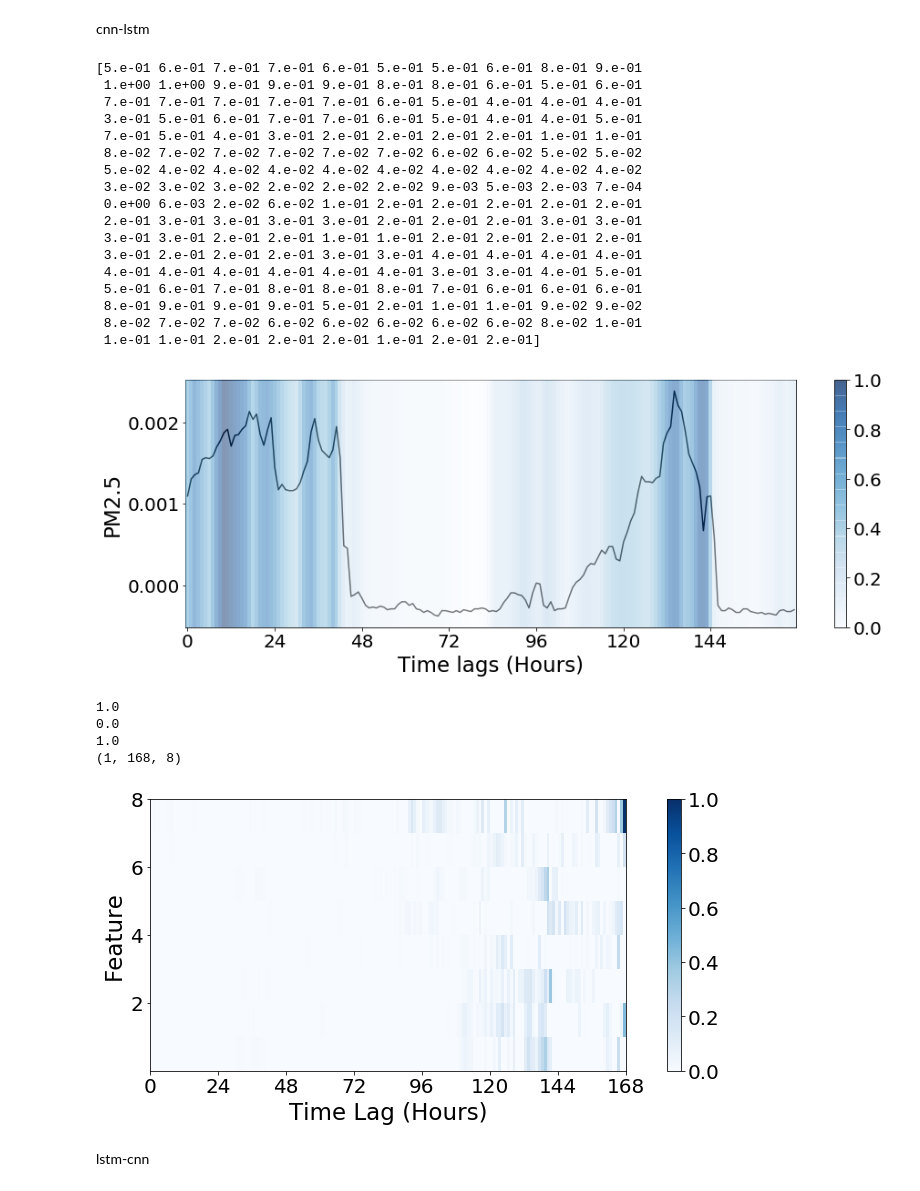
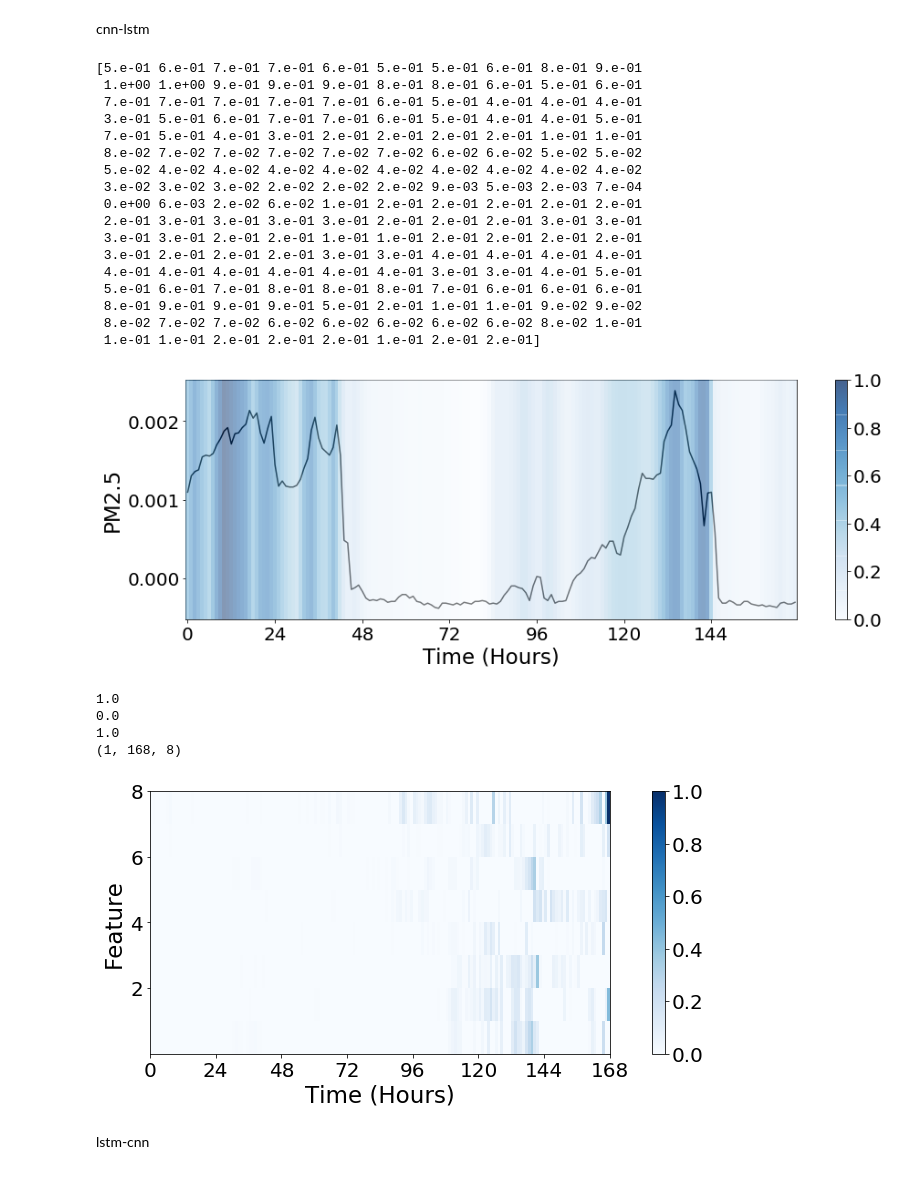
Before and after one commit to ikwak2/hj19_timeseries, a Jupyter notebook: chan/pm2 feature importance (2).ipynb, the cells around one changed output. Cells and saved outputs as stored; diff of their text form; code cells hidden in the pictures.

```diff
--- a/chan/pm2 feature importance (2).ipynb
+++ b/chan/pm2 feature importance (2).ipynb
@@ -227,13 +227,14 @@ ax.set_xticks([0,24,48,72,96,120,144,168])
 plt.plot(testX_inverse/100000, 'k')
 #plt.plot(yhat, label='predict')
 #plt.plot(testY, label='true')
-plt.ylabel('PM2.5'); plt.xlabel('Time lags (Hours)'); #plt.title(pd.to_datetime(test_date[sequence_length+id_]))
+plt.ylabel('PM2.5'); plt.xlabel('Time (Hours)'); #plt.title(pd.to_datetime(test_date[sequence_length+id_]))
 plt.twinx()
 #plt.xticks(a)
 plt.imshow(np.vstack([activation]*120), alpha=0.5, cmap='Blues')
 plt.axis('off');
 plt.colorbar()
 plt.axis('off')
+plt.subplots_adjust(bottom=0.15)
 
 #pylab.pcolor(np.vstack([activation]*120),cmap='jet',alpha=0.35)
 
@@ -260,7 +261,7 @@ plt.savefig('png/pm2.5_grad cam_cnn-lstm(1).png', dpi=300)
  8.e-01 9.e-01 9.e-01 9.e-01 5.e-01 2.e-01 1.e-01 1.e-01 9.e-02 9.e-02
  8.e-02 7.e-02 7.e-02 6.e-02 6.e-02 6.e-02 6.e-02 6.e-02 8.e-02 1.e-01
  1.e-01 1.e-01 2.e-01 2.e-01 2.e-01 1.e-01 2.e-01 2.e-01]
-[figure, old version]
+[figure, new version]
 # %%
 import matplotlib.pyplot as plt
 import numpy as np
@@ -284,35 +285,36 @@ print(grad_weight.shape)
 a=grad_weight.numpy()
 a=a.reshape(168,8)
 a=a.transpose()
 
 #print(a)
 fig, ax = plt.subplots(1,1, figsize=(15,5))
 
 extent = [0 , 168, 0 , 8]
 y_label_list = [2,4,6,8]
 x_label_list = [0,24,48,72,96,120,144,168]
 ax.set_xticks([0,24,48,72,96,120,144,168])
 
 ax.set_yticks([24,48,72,96])
 
 ax.set_xticklabels(x_label_list)
 ax.set_yticklabels(y_label_list)
+plt.subplots_adjust(bottom=0.15)
 
 ax.set_xticklabels(x_label_list)
 ax.set_yticklabels(y_label_list)
 ax.set_ylabel('Feature')
-ax.set_xlabel('Time Lag (Hours)')
+ax.set_xlabel('Time (Hours)')
 
 plt.imshow(a,extent = [0 , 168, 0 , 96], vmin=0, vmax=1, cmap="Blues", interpolation='nearest')
 plt.colorbar()
 
 plt.savefig('png/pm2.5_feature importance_cnn-lstm(1).png', dpi=300)
 # %% [output]
 1.0
 0.0
 1.0
 (1, 168, 8)
-[figure, old version]
+[figure, new version]
 # %% [markdown]
 lstm-cnn
 # %%
```
Also changed, not shown: parts of 4 cells of this notebook, 2 other files.
